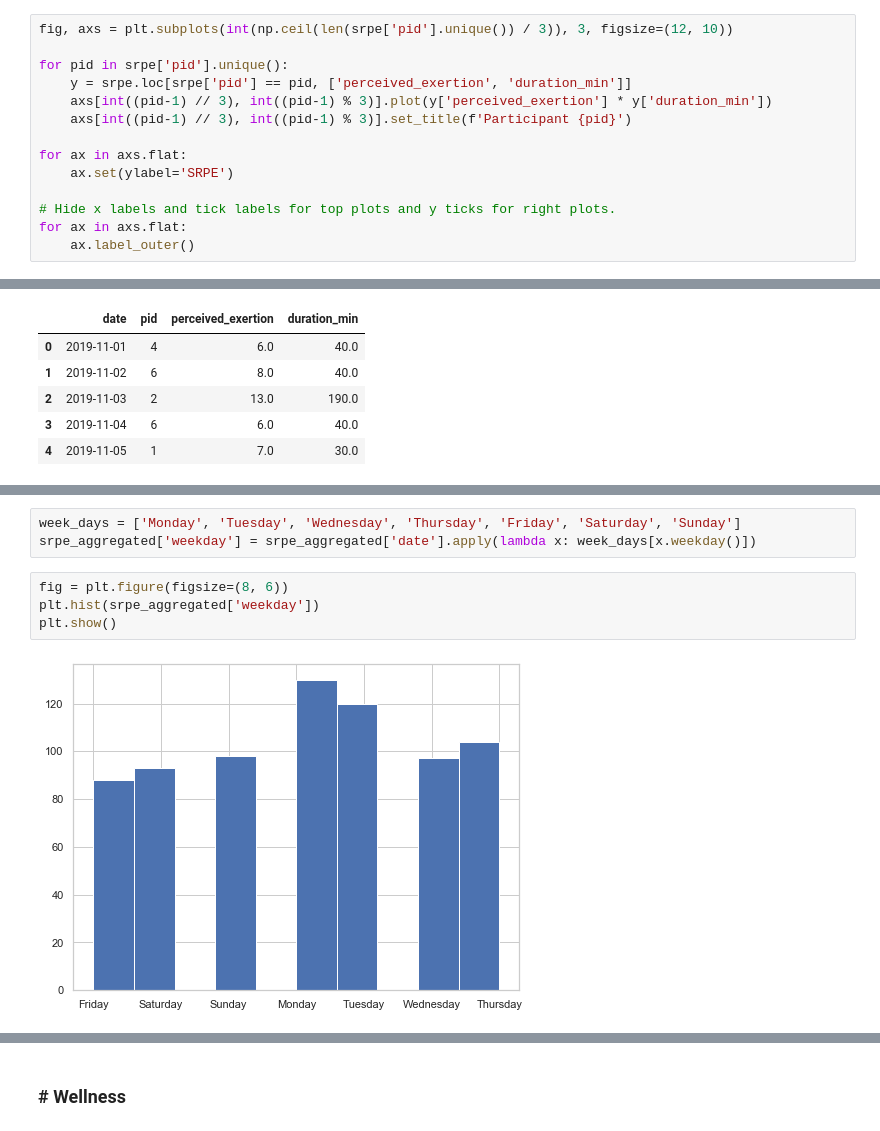
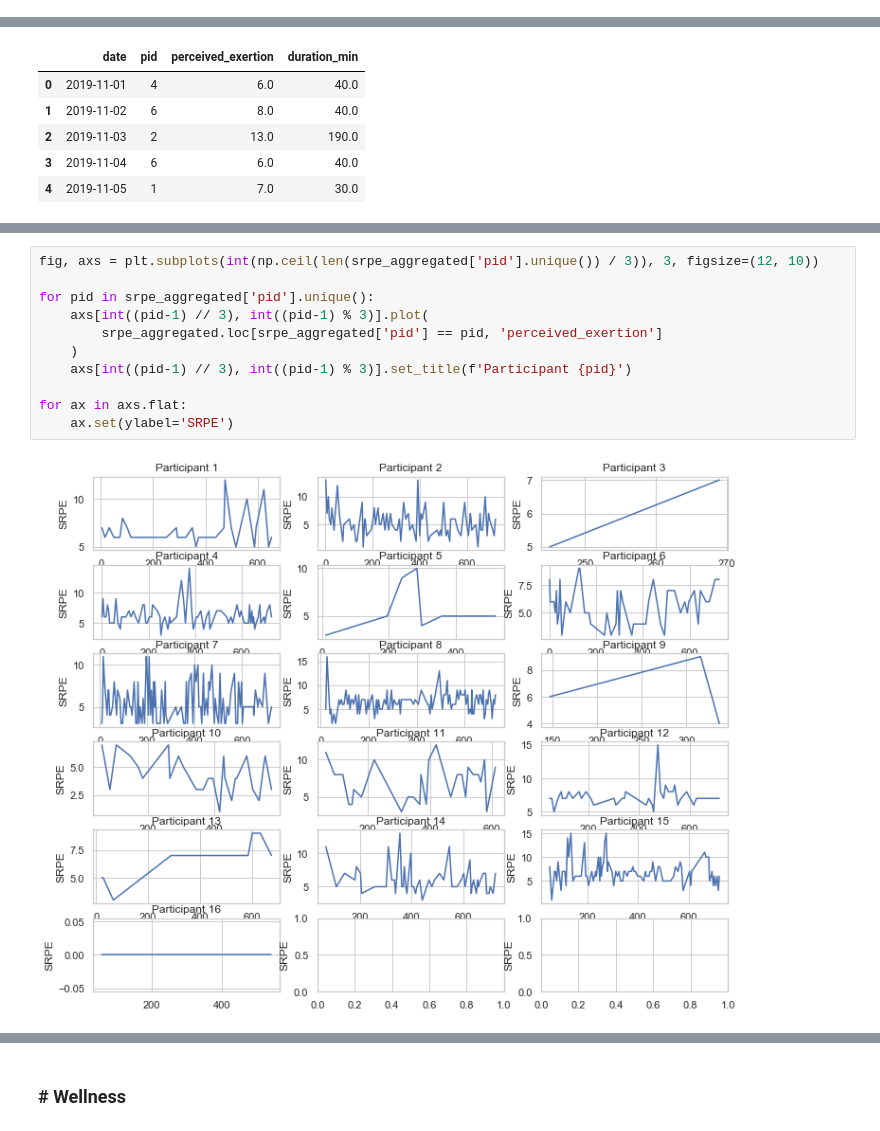
Before and after one commit to glad-gradient/predicting-peak-readiness-to-train, a Jupyter notebook: eda.ipynb, the cells around one changed output, grey strips where cells are left out. Cells and saved outputs as stored; diff of their text form.

```diff
--- a/eda.ipynb
+++ b/eda.ipynb
@@ -91,17 +90,3 @@ Number of entries equal to null:
    end_date_time:  0
    perceived_exertion:  11
    duration_min:  11
-# %%
-fig, axs = plt.subplots(int(np.ceil(len(srpe['pid'].unique()) / 3)), 3, figsize=(12, 10))
-
-for pid in srpe['pid'].unique():
-    y = srpe.loc[srpe['pid'] == pid, ['perceived_exertion', 'duration_min']]
-    axs[int((pid-1) // 3), int((pid-1) % 3)].plot(y['perceived_exertion'] * y['duration_min'])
-    axs[int((pid-1) // 3), int((pid-1) % 3)].set_title(f'Participant {pid}')
-
-for ax in axs.flat:
-    ax.set(ylabel='SRPE')
-
-# Hide x labels and tick labels for top plots and y ticks for right plots.
-for ax in axs.flat:
-    ax.label_outer()
@@ -167,9 +111,13 @@ Statistics:
-# %%
-week_days = ['Monday', 'Tuesday', 'Wednesday', 'Thursday', 'Friday', 'Saturday', 'Sunday']
-srpe_aggregated['weekday'] = srpe_aggregated['date'].apply(lambda x: week_days[x.weekday()])
-# %%
-fig = plt.figure(figsize=(8, 6))
-plt.hist(srpe_aggregated['weekday'])
-plt.show()
-# %% [output]
-[figure, removed]
+# %%
+fig, axs = plt.subplots(int(np.ceil(len(srpe_aggregated['pid'].unique()) / 3)), 3, figsize=(12, 10))
+
+for pid in srpe_aggregated['pid'].unique():
+    axs[int((pid-1) // 3), int((pid-1) % 3)].plot(
+        srpe_aggregated.loc[srpe_aggregated['pid'] == pid, 'perceived_exertion']
+    )
+    axs[int((pid-1) // 3), int((pid-1) % 3)].set_title(f'Participant {pid}')
+
+for ax in axs.flat:
+    ax.set(ylabel='SRPE')
+# %% [output]
+[figure, added]
```
Also changed, not shown: parts of 39 cells of this notebook.
